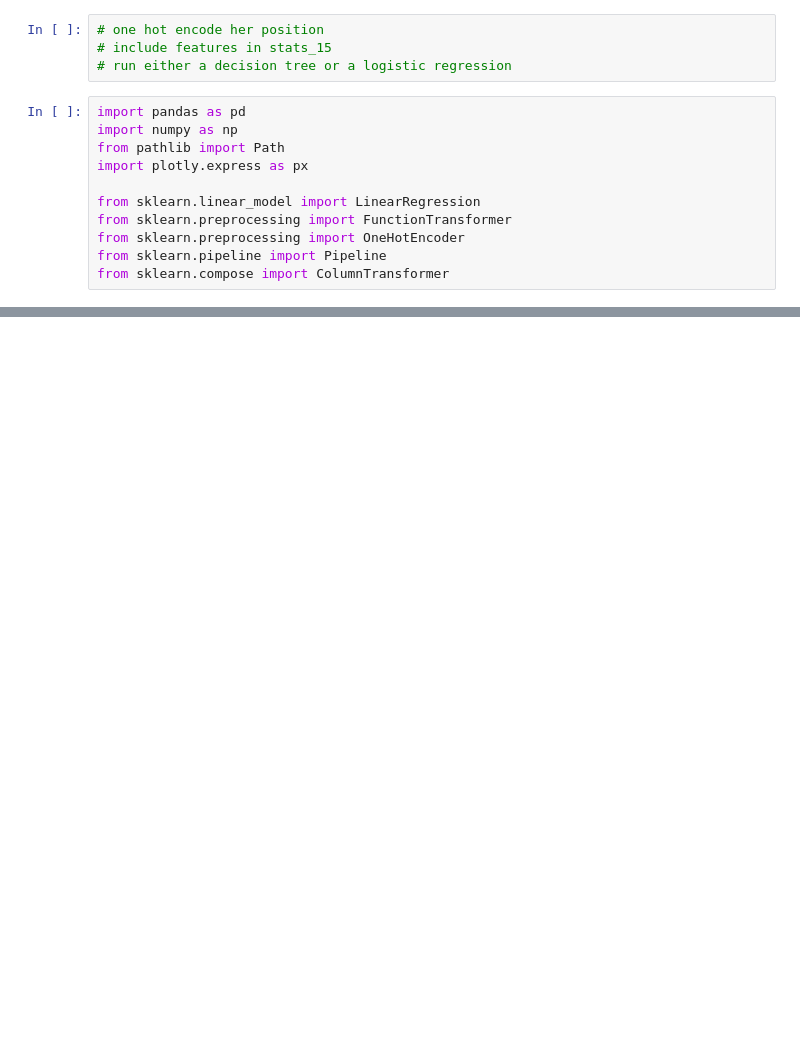
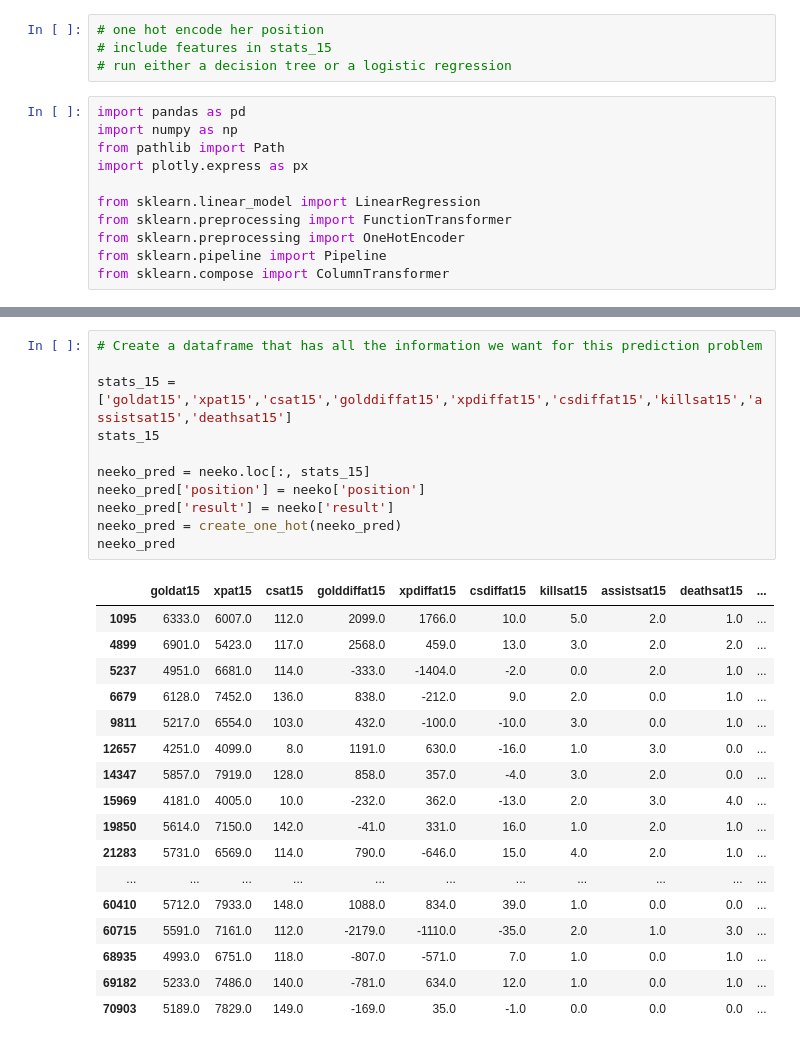
Before and after one commit to elliekwang/neeko_rework, a Jupyter notebook: ellie.ipynb, the cells around one changed output, grey strips where cells are left out. Cells and saved outputs as stored; diff of their text form; blank space fills up the shorter version.

```diff
--- a/ellie.ipynb
+++ b/ellie.ipynb
@@ -343,0 +385,29 @@ TypeError: unsupported operand type(s) for &: 'str' and 'tuple'
+# %%
+# Create a dataframe that has all the information we want for this prediction problem
+
+stats_15 = ['goldat15','xpat15','csat15','golddiffat15','xpdiffat15','csdiffat15','killsat15','assistsat15','deathsat15']
+stats_15
+
+neeko_pred = neeko.loc[:, stats_15]
+neeko_pred['position'] = neeko['position']
+neeko_pred['result'] = neeko['result']
+neeko_pred = create_one_hot(neeko_pred)
+neeko_pred
+# %% [output]
+|  | goldat15 | xpat15 | csat15 | golddiffat15 | xpdiffat15 | csdiffat15 | killsat15 | assistsat15 | deathsat15 | ... |
+| 1095 | 6333.0 | 6007.0 | 112.0 | 2099.0 | 1766.0 | 10.0 | 5.0 | 2.0 | 1.0 | ... |
+| 4899 | 6901.0 | 5423.0 | 117.0 | 2568.0 | 459.0 | 13.0 | 3.0 | 2.0 | 2.0 | ... |
+| 5237 | 4951.0 | 6681.0 | 114.0 | -333.0 | -1404.0 | -2.0 | 0.0 | 2.0 | 1.0 | ... |
+| 6679 | 6128.0 | 7452.0 | 136.0 | 838.0 | -212.0 | 9.0 | 2.0 | 0.0 | 1.0 | ... |
+| 9811 | 5217.0 | 6554.0 | 103.0 | 432.0 | -100.0 | -10.0 | 3.0 | 0.0 | 1.0 | ... |
+| 12657 | 4251.0 | 4099.0 | 8.0 | 1191.0 | 630.0 | -16.0 | 1.0 | 3.0 | 0.0 | ... |
+| 14347 | 5857.0 | 7919.0 | 128.0 | 858.0 | 357.0 | -4.0 | 3.0 | 2.0 | 0.0 | ... |
+| 15969 | 4181.0 | 4005.0 | 10.0 | -232.0 | 362.0 | -13.0 | 2.0 | 3.0 | 4.0 | ... |
+| 19850 | 5614.0 | 7150.0 | 142.0 | -41.0 | 331.0 | 16.0 | 1.0 | 2.0 | 1.0 | ... |
+| 21283 | 5731.0 | 6569.0 | 114.0 | 790.0 | -646.0 | 15.0 | 4.0 | 2.0 | 1.0 | ... |
+| ... | ... | ... | ... | ... | ... | ... | ... | ... | ... | ... |
+| 60410 | 5712.0 | 7933.0 | 148.0 | 1088.0 | 834.0 | 39.0 | 1.0 | 0.0 | 0.0 | ... |
+| 60715 | 5591.0 | 7161.0 | 112.0 | -2179.0 | -1110.0 | -35.0 | 2.0 | 1.0 | 3.0 | ... |
+| 68935 | 4993.0 | 6751.0 | 118.0 | -807.0 | -571.0 | 7.0 | 1.0 | 0.0 | 1.0 | ... |
+| 69182 | 5233.0 | 7486.0 | 140.0 | -781.0 | 634.0 | 12.0 | 1.0 | 0.0 | 1.0 | ... |
+| 70903 | 5189.0 | 7829.0 | 149.0 | -169.0 | 35.0 | -1.0 | 0.0 | 0.0 | 0.0 | ... |
```
Also changed, not shown: parts of 16 cells of this notebook.
